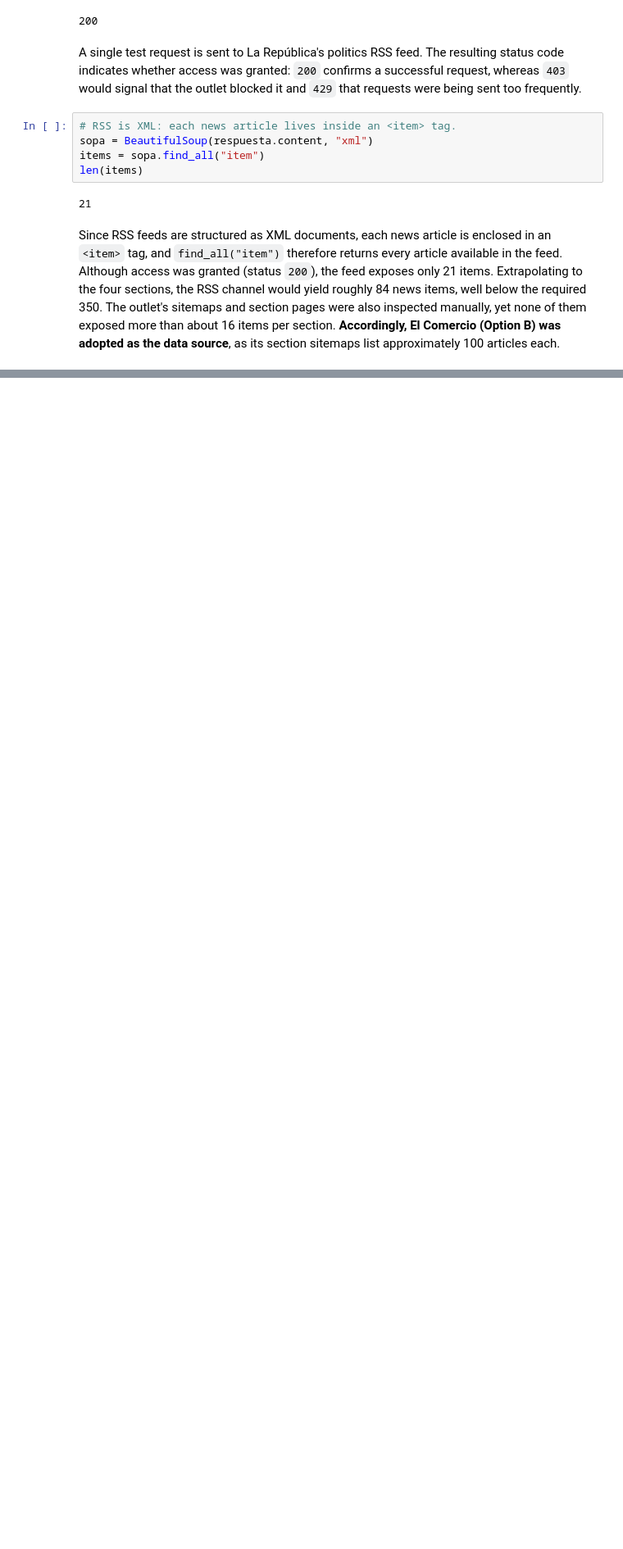
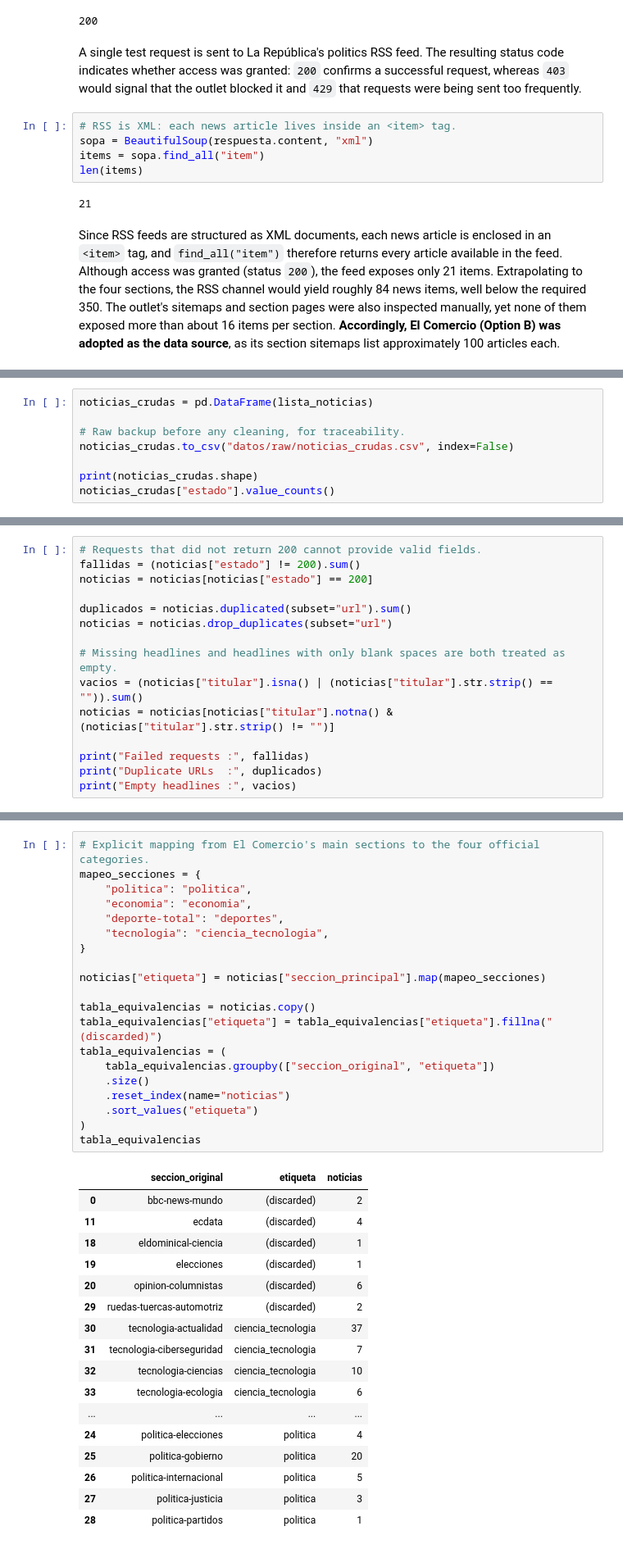
Before and after one commit to anakaren-zl/data-science-python-2026, a Jupyter notebook: tarea_1/01_recoleccion.ipynb, the cells around one changed output, grey strips where cells are left out. Shown at 82% size. Saved outputs shown, nothing was run; the diff lists cells and outputs as text; blank space fills up the shorter version.

Commit message:
clean: 383 news after dedup and section mapping (#1)

```diff
--- a/tarea_1/01_recoleccion.ipynb
+++ b/tarea_1/01_recoleccion.ipynb
@@ -77,0 +183,8 @@ Since RSS feeds are structured as XML documents, each news article is enclosed i
+# %%
+noticias_crudas = pd.DataFrame(lista_noticias)
+
+# Raw backup before any cleaning, for traceability.
+noticias_crudas.to_csv("datos/raw/noticias_crudas.csv", index=False)
+
+print(noticias_crudas.shape)
+noticias_crudas["estado"].value_counts()
@@ -77,0 +225,15 @@ Since RSS feeds are structured as XML documents, each news article is enclosed i
+# %%
+# Requests that did not return 200 cannot provide valid fields.
+fallidas = (noticias["estado"] != 200).sum()
+noticias = noticias[noticias["estado"] == 200]
+
+duplicados = noticias.duplicated(subset="url").sum()
+noticias = noticias.drop_duplicates(subset="url")
+
+# Missing headlines and headlines with only blank spaces are both treated as empty.
+vacios = (noticias["titular"].isna() | (noticias["titular"].str.strip() == "")).sum()
+noticias = noticias[noticias["titular"].notna() & (noticias["titular"].str.strip() != "")]
+
+print("Failed requests :", fallidas)
+print("Duplicate URLs  :", duplicados)
+print("Empty headlines :", vacios)
@@ -77,0 +246,38 @@ Since RSS feeds are structured as XML documents, each news article is enclosed i
+# %%
+# Explicit mapping from El Comercio's main sections to the four official categories.
+mapeo_secciones = {
+    "politica": "politica",
+    "economia": "economia",
+    "deporte-total": "deportes",
+    "tecnologia": "ciencia_tecnologia",
+}
+
+noticias["etiqueta"] = noticias["seccion_principal"].map(mapeo_secciones)
+
+tabla_equivalencias = noticias.copy()
+tabla_equivalencias["etiqueta"] = tabla_equivalencias["etiqueta"].fillna("(discarded)")
+tabla_equivalencias = (
+    tabla_equivalencias.groupby(["seccion_original", "etiqueta"])
+    .size()
+    .reset_index(name="noticias")
+    .sort_values("etiqueta")
+)
+tabla_equivalencias
+# %% [output]
+|  | seccion_original | etiqueta | noticias |
+| 0 | bbc-news-mundo | (discarded) | 2 |
+| 11 | ecdata | (discarded) | 4 |
+| 18 | eldominical-ciencia | (discarded) | 1 |
+| 19 | elecciones | (discarded) | 1 |
+| 20 | opinion-columnistas | (discarded) | 6 |
+| 29 | ruedas-tuercas-automotriz | (discarded) | 2 |
+| 30 | tecnologia-actualidad | ciencia_tecnologia | 37 |
+| 31 | tecnologia-ciberseguridad | ciencia_tecnologia | 7 |
+| 32 | tecnologia-ciencias | ciencia_tecnologia | 10 |
+| 33 | tecnologia-ecologia | ciencia_tecnologia | 6 |
+| ... | ... | ... | ... |
+| 24 | politica-elecciones | politica | 4 |
+| 25 | politica-gobierno | politica | 20 |
+| 26 | politica-internacional | politica | 5 |
+| 27 | politica-justicia | politica | 3 |
+| 28 | politica-partidos | politica | 1 |
```
Also changed, not shown: parts of 23 cells of this notebook.
